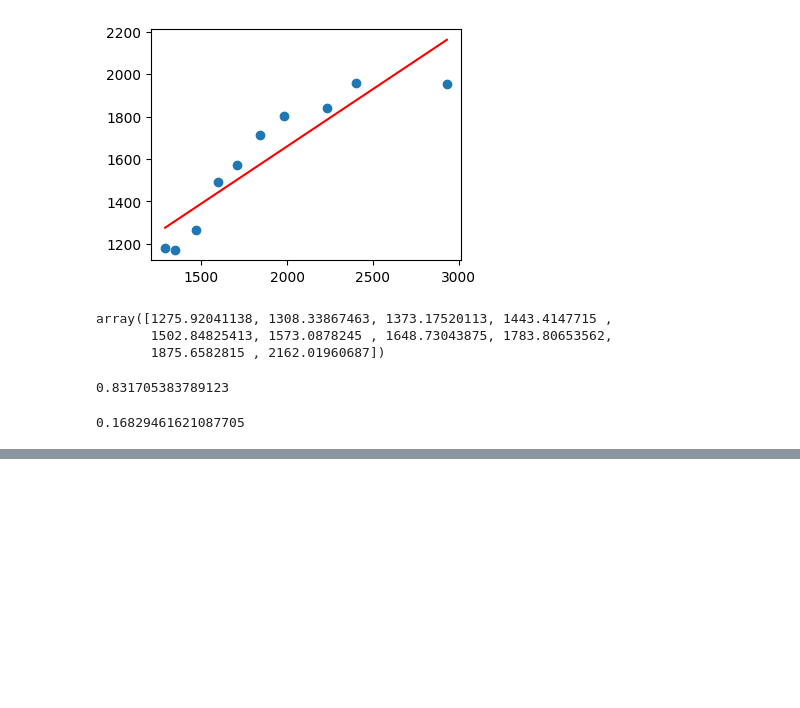
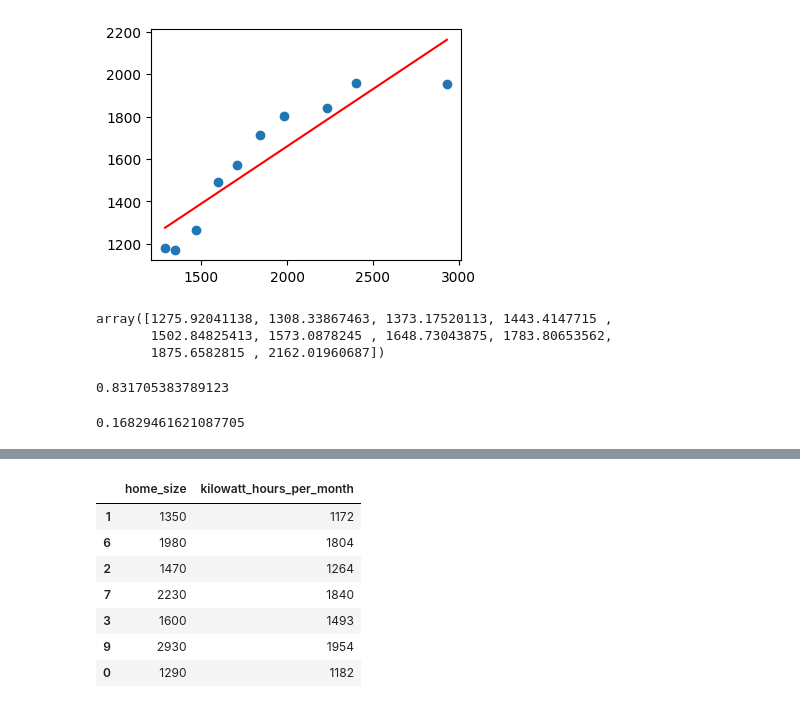
Before and after one commit to GameNPN/KU-Data-Science, a Jupyter notebook: Week 10/Linear Regression 2.ipynb, the cells around one changed output, grey strips where cells are left out. Drawn from its saved outputs; the diff is of its cells as text; code cells hidden in the pictures; blank space fills up the shorter version.

```diff
--- a/Week 10/Linear Regression 2.ipynb
+++ b/Week 10/Linear Regression 2.ipynb
@@ -95,0 +130,11 @@ err
+# %%
+df.sample(frac=0.7)
+# %% [output]
+|  | home_size | kilowatt_hours_per_month |
+| 1 | 1350 | 1172 |
+| 6 | 1980 | 1804 |
+| 2 | 1470 | 1264 |
+| 7 | 2230 | 1840 |
+| 3 | 1600 | 1493 |
+| 9 | 2930 | 1954 |
+| 0 | 1290 | 1182 |
```
Also changed, not shown: parts of 5 cells of this notebook, 3 other files.
